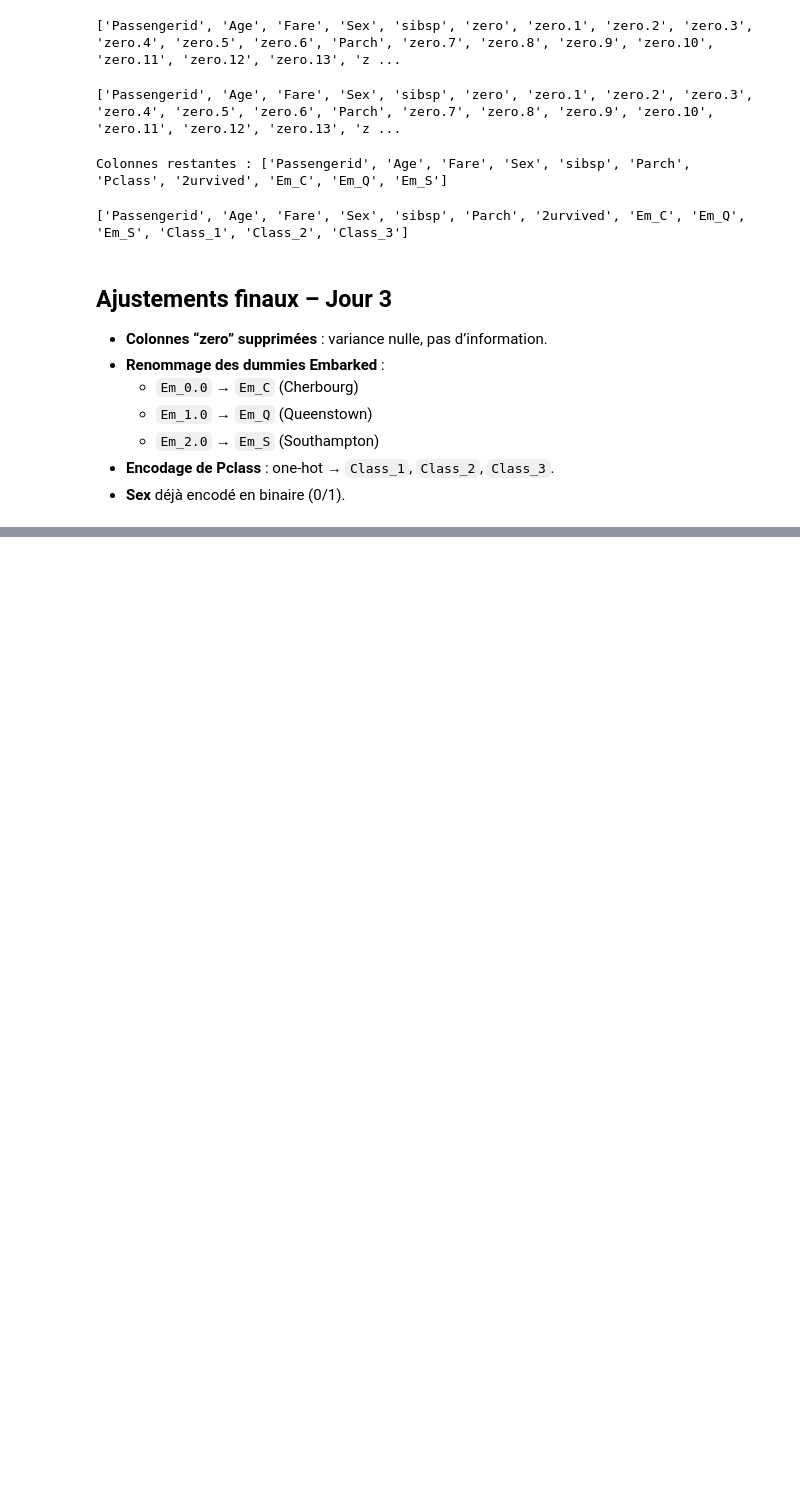
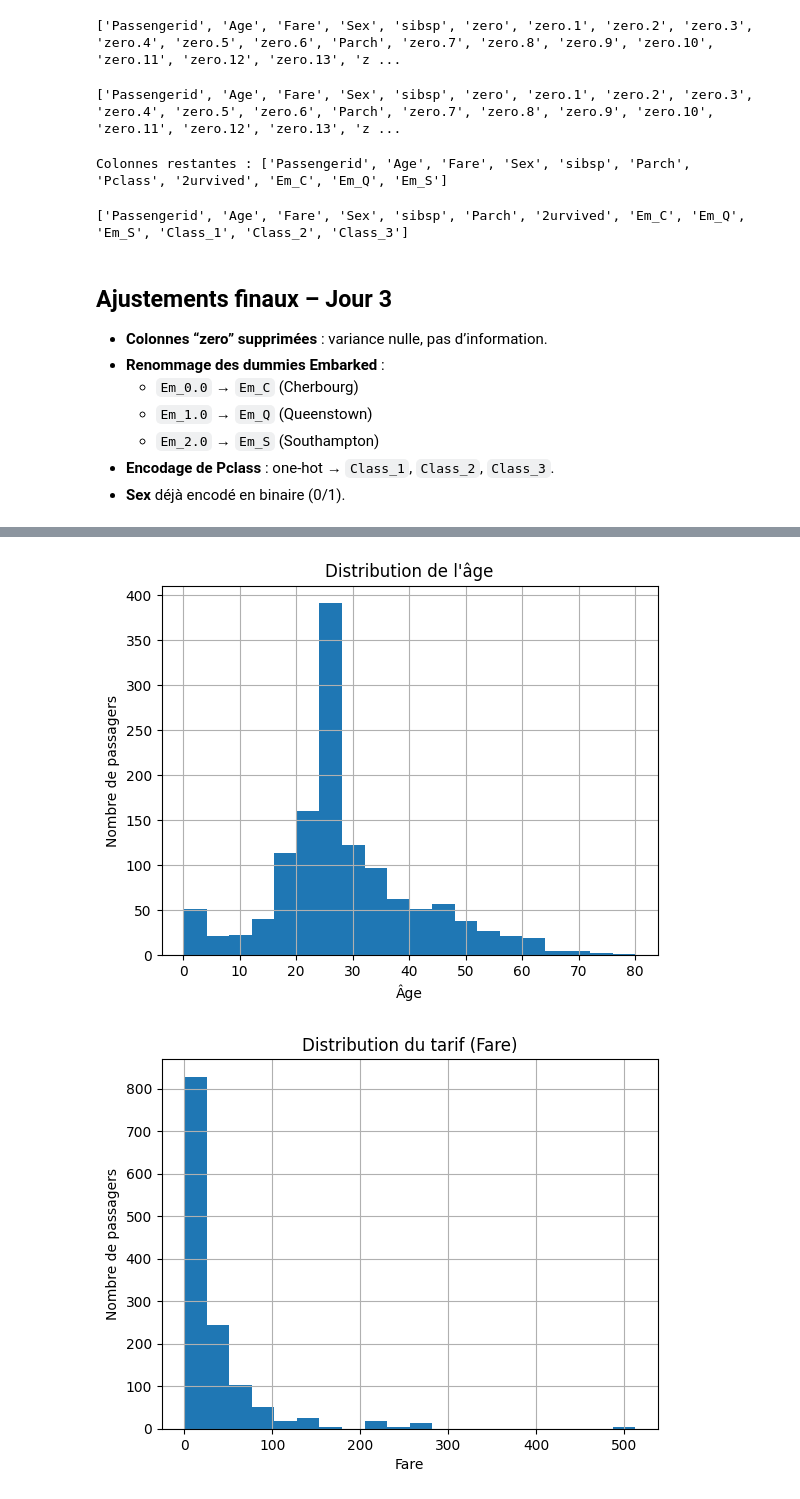
Before and after one commit to belkisKOS/data-preprocessing-security-demo, a Jupyter notebook: 01_data_load_and_init.ipynb, the cells around one changed output, grey strips where cells are left out. Cells and saved outputs as stored; diff of their text form; code cells hidden in the pictures; blank space fills up the shorter version.

Commit message:
EDA – visualisations et interprétation – Jour 4

```diff
--- a/01_data_load_and_init.ipynb
+++ b/01_data_load_and_init.ipynb
@@ -280,0 +287,19 @@ print(df.columns.tolist())
+# %%
+import matplotlib.pyplot as plt  # ← à ajouter si ce n'est pas déjà fait
+
+# Histogramme de l'âge
+df['Age'].hist(bins=20)
+plt.title("Distribution de l'âge")
+plt.xlabel("Âge")
+plt.ylabel("Nombre de passagers")
+plt.show()
+
+# Histogramme du tarif
+df['Fare'].hist(bins=20)
+plt.title("Distribution du tarif (Fare)")
+plt.xlabel("Fare")
+plt.ylabel("Nombre de passagers")
+plt.show()
+# %% [output]
+[figure, added]
+[figure, added]
```
Also changed, not shown: parts of 4 cells of this notebook.
